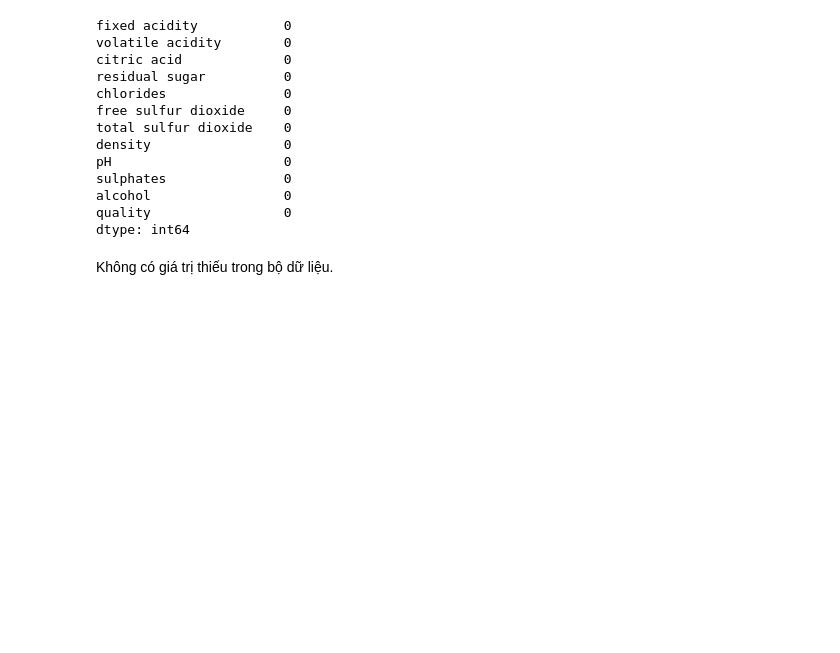
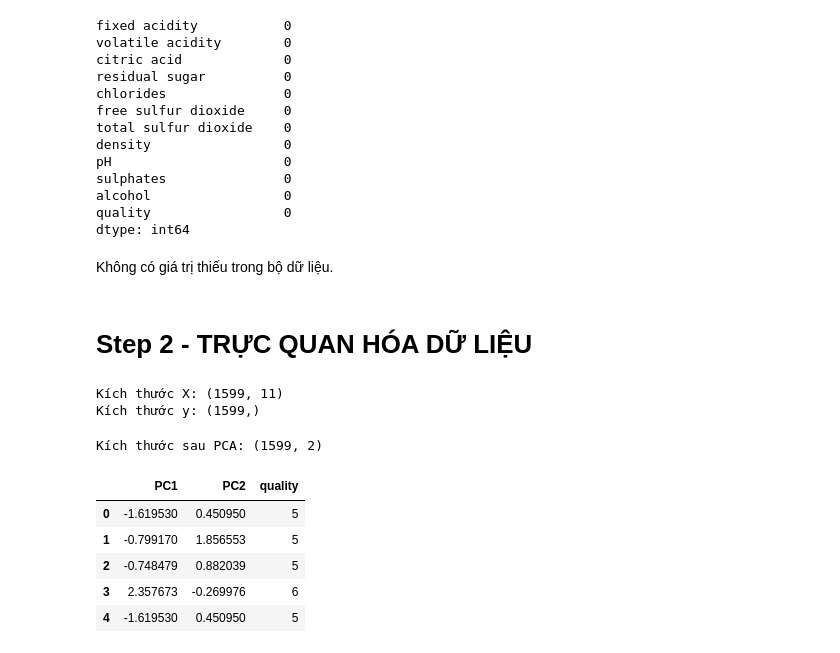
Before and after one commit to GH2909/D09_WineQuality_Red_MachineLearning, a Jupyter notebook: notebook/WineQuality.ipynb, the cells around one changed output. Cells and saved outputs as stored; diff of their text form; code cells hidden in the pictures; blank space fills up the shorter version.

Commit message:
Step 2 done

```diff
--- a/notebook/WineQuality.ipynb
+++ b/notebook/WineQuality.ipynb
@@ -110,5 +111,49 @@ sulphates               0
 alcohol                 0
 quality                 0
 dtype: int64
-# %% [markdown]
-Không có giá trị thiếu trong bộ dữ liệu.
+# %% [markdown]
+Không có giá trị thiếu trong bộ dữ liệu.
+# %% [markdown]
+# Step 2 - TRỰC QUAN HÓA DỮ LIỆU
+# %%
+import matplotlib.pyplot as plt
+from sklearn.preprocessing import StandardScaler
+from sklearn.decomposition import PCA
+
+# Sử dụng các thuộc tính của Step 1
+X = features
+y = df["quality"]
+
+print("Kích thước X:", X.shape)
+print("Kích thước y:", y.shape)
+# %% [output]
+Kích thước X: (1599, 11)
+Kích thước y: (1599,)
+# %%
+# Chuẩn hóa dữ liệu và giảm số chiều = PCA
+scaler = StandardScaler()
+X_scaled = scaler.fit_transform(X)
+
+pca = PCA(n_components=2)
+X_pca = pca.fit_transform(X_scaled)
+
+print("Kích thước sau PCA:", X_pca.shape)
+# %% [output]
+Kích thước sau PCA: (1599, 2)
+# %%
+# Tạo DataFrsme mới
+df_pca = pd.DataFrame(
+    X_pca,
+    columns=["PC1", "PC2"]
+)
+
+df_pca["quality"] = y.values
+
+df_pca.head()
+# %% [output]
+|  | PC1 | PC2 | quality |
+| 0 | -1.619530 | 0.450950 | 5 |
+| 1 | -0.799170 | 1.856553 | 5 |
+| 2 | -0.748479 | 0.882039 | 5 |
+| 3 | 2.357673 | -0.269976 | 6 |
+| 4 | -1.619530 | 0.450950 | 5 |
```
Also changed, not shown: parts of 2 cells of this notebook.
